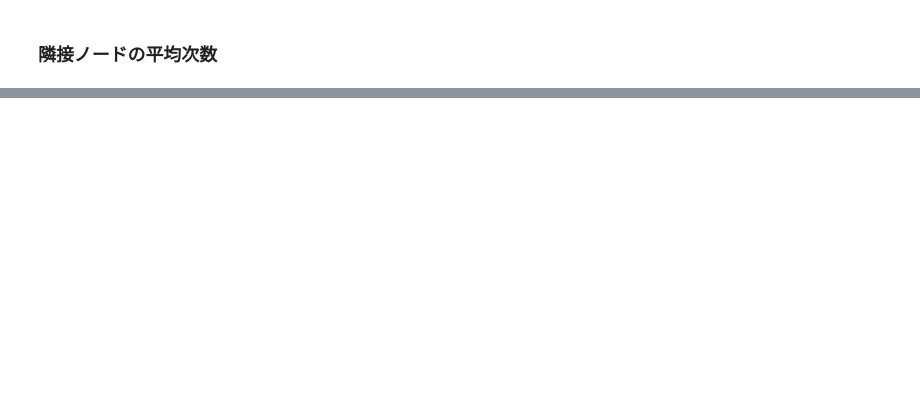
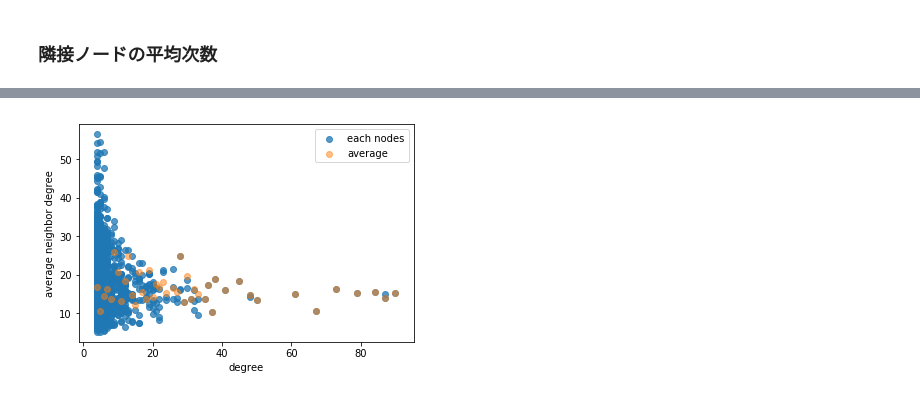
Before and after one commit to MasakiChujo/NetworkScience, a Jupyter notebook: networkx3.ipynb, the cells around one changed output, grey strips where cells are left out. Cells and saved outputs as stored; diff of their text form; code cells hidden in the pictures; blank space fills up the shorter version.

```diff
--- a/networkx3.ipynb
+++ b/networkx3.ipynb
@@ -254,0 +279,9 @@ plt.show()
+# %%
+plt.xlabel('degree')
+plt.ylabel('average neighbor degree')
+plt.scatter(k,knn_items,alpha=0.75,label='each nodes')
+plt.scatter(av_knn_deg,av_knn,label='average',alpha=0.5)
+plt.legend()
+plt.show()
+# %% [output]
+[figure, added]
```
Also changed, not shown: parts of 12 cells of this notebook.
